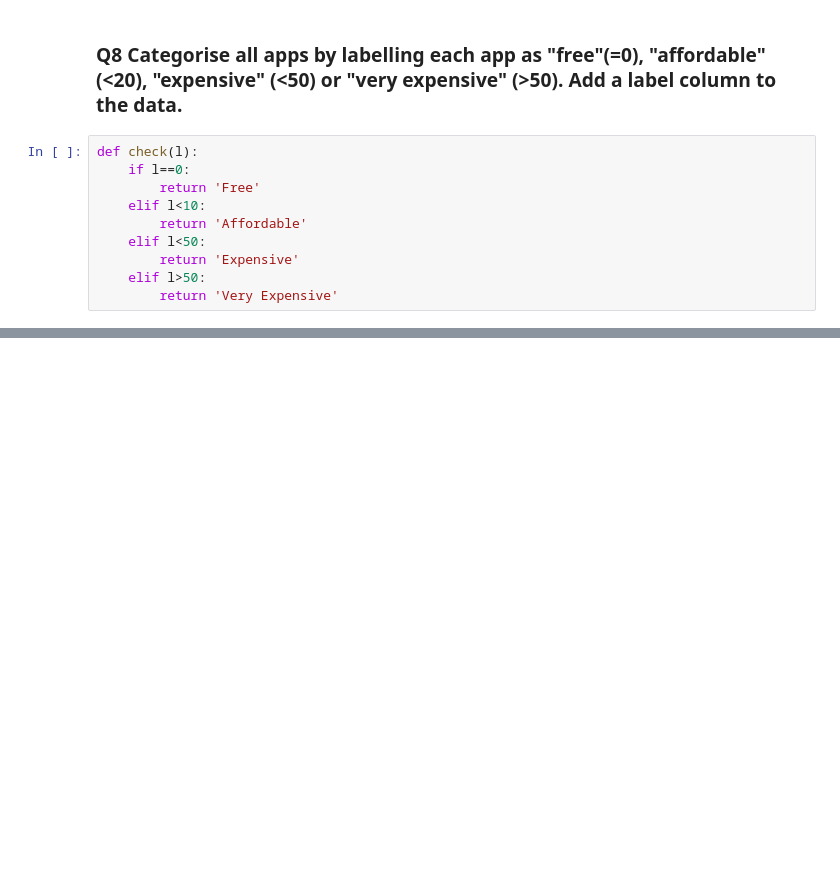
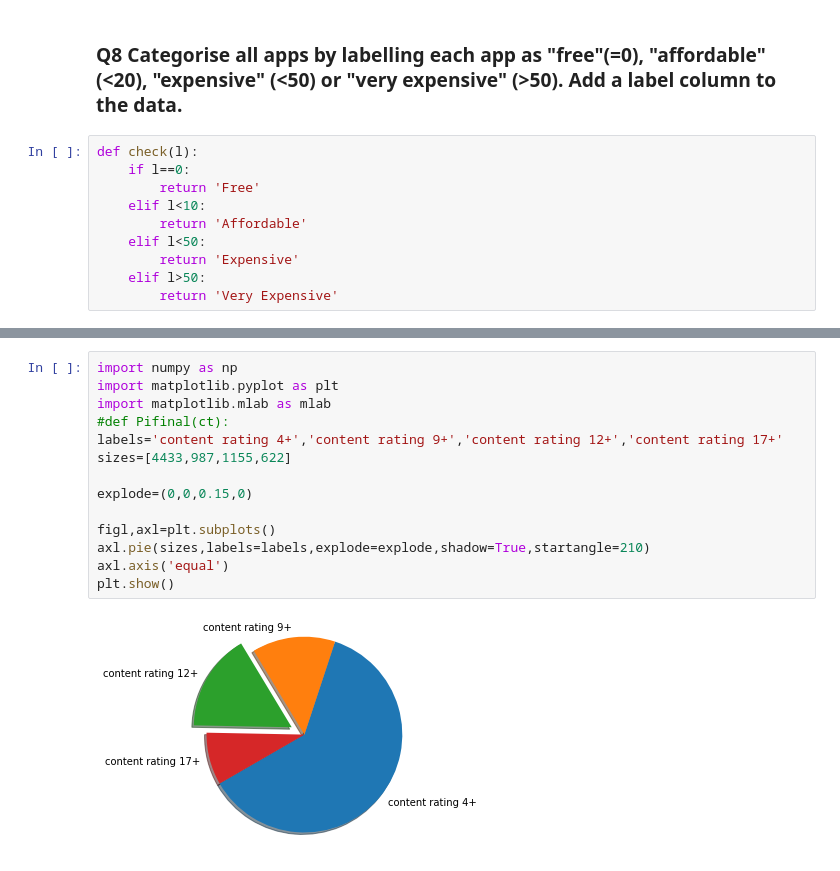
Before and after one commit to Ikarthikmb/Machine-Learning-Notebook, a Jupyter notebook: Day_01.ipynb, the cells around one changed output, grey strips where cells are left out. Cells and saved outputs as stored; diff of their text form; blank space fills up the shorter version.

```diff
--- a/Day_01.ipynb
+++ b/Day_01.ipynb
@@ -164,0 +263,16 @@ for i in range(len(y)):
+# %%
+import numpy as np
+import matplotlib.pyplot as plt
+import matplotlib.mlab as mlab
+#def Pifinal(ct):
+labels='content rating 4+','content rating 9+','content rating 12+','content rating 17+'
+sizes=[4433,987,1155,622]
+
+explode=(0,0,0.15,0)
+
+figl,axl=plt.subplots()
+axl.pie(sizes,labels=labels,explode=explode,shadow=True,startangle=210)
+axl.axis('equal')
+plt.show()
+# %% [output]
+[figure, added]
```
Also changed, not shown: parts of 13 cells of this notebook.
